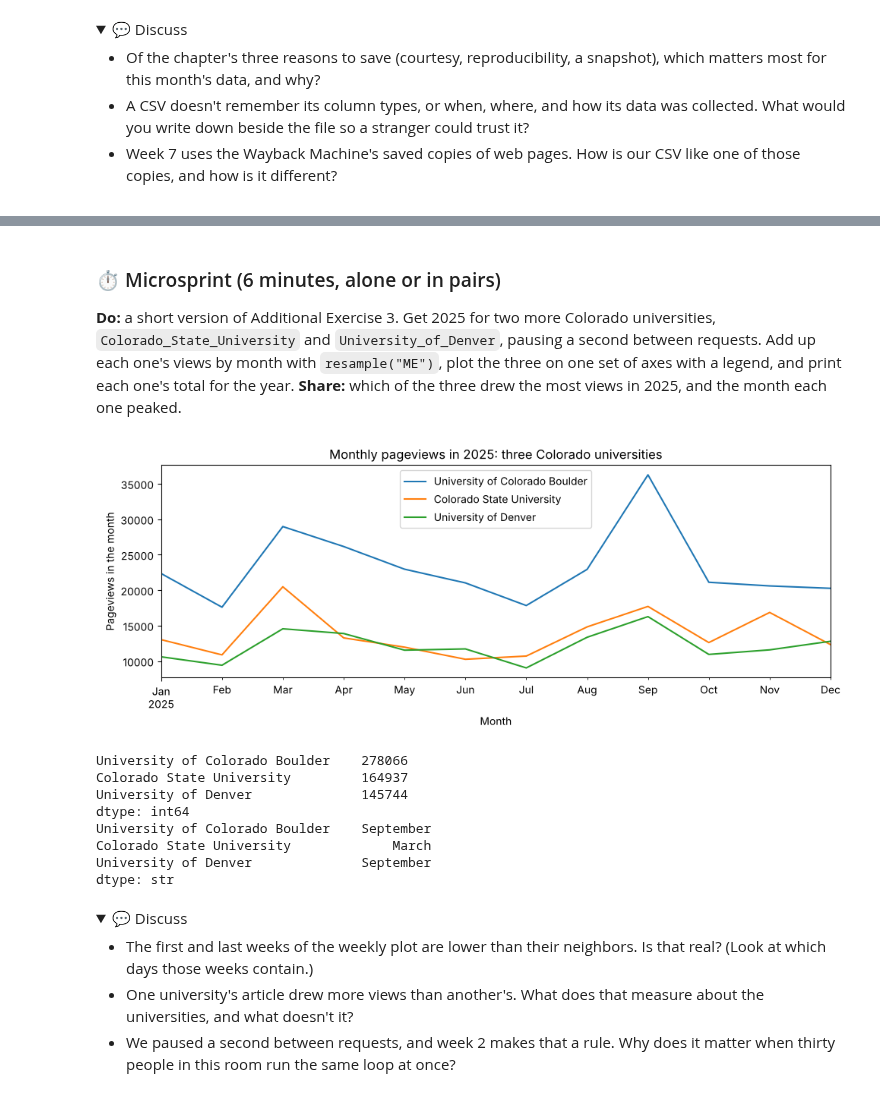
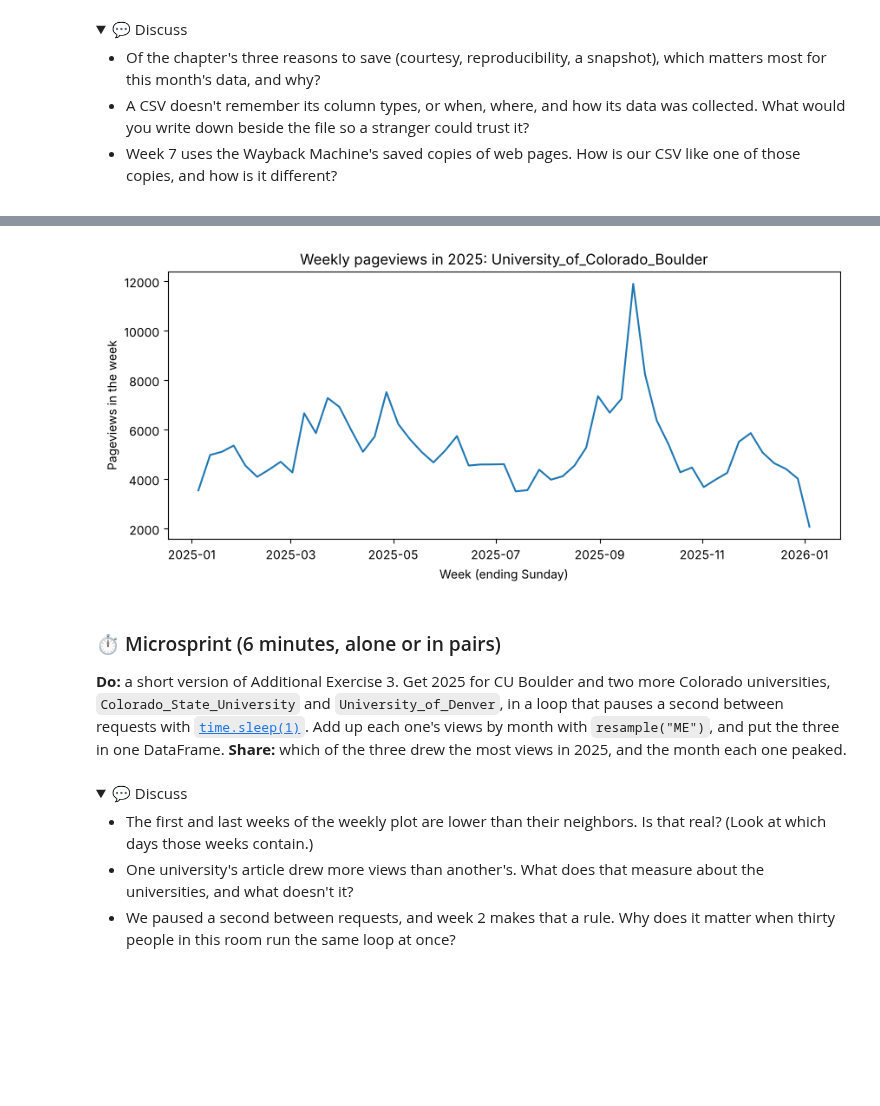
Before and after one commit to cuinfoscience/INFO4617-Fall2026, a Jupyter notebook: labs/week-01/lab-01-key.ipynb, the cells around one changed output, grey strips where cells are left out. Saved outputs shown, nothing was run; the diff lists cells and outputs as text; code cells hidden in the pictures; folded sections open; blank space fills up the shorter version.

```diff
--- a/labs/week-01/lab-01-key.ipynb
+++ b/labs/week-01/lab-01-key.ipynb
@@ -328,31 +314,15 @@ A function you'll call in a loop should also be polite. When too many requests a
 # %%
-# Import time. Define get_daily_views(article, start, end): Step 3's URL and request; if it's a 429, time.sleep()
-#   for int(response.headers["Retry-After"]) seconds and ask once more; raise_for_status(); return Step 4's DataFrame
-# Call it for article, 20250101 to 20251231; print the number of days and the total views
-# Add up the views by week (set_index("date"), resample("W"), sum) and plot them with a title and labeled axes
-import time
-
+# Define get_daily_views(article, start, end): Step 3's URL and request, then Step 4's DataFrame and "date" column;
+#   return the "date" and "views" columns
+# Call it for article from 20250101 to 20251231, as year; print the number of days and the total views
 def get_daily_views(article, start, end):
     url = f"{api_url}/en.wikipedia/all-access/all-agents/{article}/daily/{start}/{end}"
-    response = requests.get(url, headers=headers, timeout=30)
-    if response.status_code == 429:  # too many requests: wait as long as the API asks, then try once more
-        time.sleep(int(response.headers.get("Retry-After", 60)))
-        response = requests.get(url, headers=headers, timeout=30)
-    response.raise_for_status()
+    response = requests.get(url, headers=headers)
     views = pd.DataFrame(response.json()["items"])
     views["date"] = pd.to_datetime(views["timestamp"], format="%Y%m%d00")
     return views[["date", "views"]]
 
 year = get_daily_views(article, "20250101", "20251231")
 print(f"{len(year)} days, {year['views'].sum():,} views")
-
-weekly = year.set_index("date")["views"].resample("W").sum()
-fig, ax = plt.subplots(figsize=(10, 4))
-weekly.plot(ax=ax)
-ax.set_title(f"Weekly pageviews in 2025: {article}")
-ax.set_xlabel("Week (ending Sunday)")
-ax.set_ylabel("Pageviews in the week")
-plt.tight_layout()
-plt.show()
 # %% [output]
 365 days, 278,066 views
@@ -360,38 +342,34 @@ plt.show()
+# %%
+# Add up year's views by week: set_index("date"), take "views", then resample("W").sum(); call it weekly
+# Plot weekly with plt.subplots(figsize=(10, 4)), with a title and labeled axes
+weekly = year.set_index("date")["views"].resample("W").sum()
+fig, ax = plt.subplots(figsize=(10, 4))
+ax.plot(weekly.index, weekly)
+ax.set_title(f"Weekly pageviews in 2025: {article}")
+ax.set_xlabel("Week (ending Sunday)")
+ax.set_ylabel("Pageviews in the week")
+plt.show()
+# %% [output]
+[figure, added]
 # %% [markdown]
 ### ⏱ Microsprint (6 minutes, alone or in pairs)
 
-**Do:** a short version of Additional Exercise 3. Get 2025 for two more Colorado universities, `Colorado_State_University` and `University_of_Denver`, pausing a second between requests. Add up each one's views by month with `resample("ME")`, plot the three on one set of axes with a legend, and print each one's total for the year.
+**Do:** a short version of Additional Exercise 3. Get 2025 for CU Boulder and two more Colorado universities, `Colorado_State_University` and `University_of_Denver`, in a loop that pauses a second between requests with [`time.sleep(1)`](https://docs.python.org/3/library/time.html#time.sleep). Add up each one's views by month with `resample("ME")`, and put the three in one DataFrame.
 **Share:** which of the three drew the most views in 2025, and the month each one peaked.
 # %%
-# Microsprint: for article, "Colorado_State_University", and "University_of_Denver",
-#   get 2025 with get_daily_views(), sum by month with resample("ME"), and time.sleep(1) between requests
-# Put the three in one DataFrame, plot it with a title, labeled axes, and a legend,
-#   and print each one's total views and its busiest month
+# Microsprint: import time; for article, "Colorado_State_University", and "University_of_Denver",
+#   call get_daily_views() for 2025, keep its views summed by month (resample("ME")), and time.sleep(1)
+# Make monthly a DataFrame of the three; print each one's total and the month it peaked
+import time
+
 monthly = {}
 for name in [article, "Colorado_State_University", "University_of_Denver"]:
     views = get_daily_views(name, "20250101", "20251231")
-    monthly[name.replace("_", " ")] = views.set_index("date")["views"].resample("ME").sum()
+    monthly[name] = views.set_index("date")["views"].resample("ME").sum()
     time.sleep(1)
 monthly = pd.DataFrame(monthly)
-
-ax = monthly.plot(figsize=(10, 4), title="Monthly pageviews in 2025: three Colorado universities")
-ax.set_xlabel("Month")
-ax.set_ylabel("Pageviews in the month")
-plt.tight_layout()
-plt.show()
-
-print(monthly.sum().sort_values(ascending=False))
+print(monthly.sum())
 print(monthly.idxmax().dt.strftime("%B"))
-# %% [output]
-[figure, removed]
-University of Colorado Boulder    278066
-Colorado State University         164937
-University of Denver              145744
-dtype: int64
-University of Colorado Boulder    September
-Colorado State University             March
-University of Denver              September
-dtype: str
 # %% [markdown]
 <details>
 <summary>💬 Discuss</summary>
```
Also changed, not shown: parts of 27 cells of this notebook, 2 other files.
